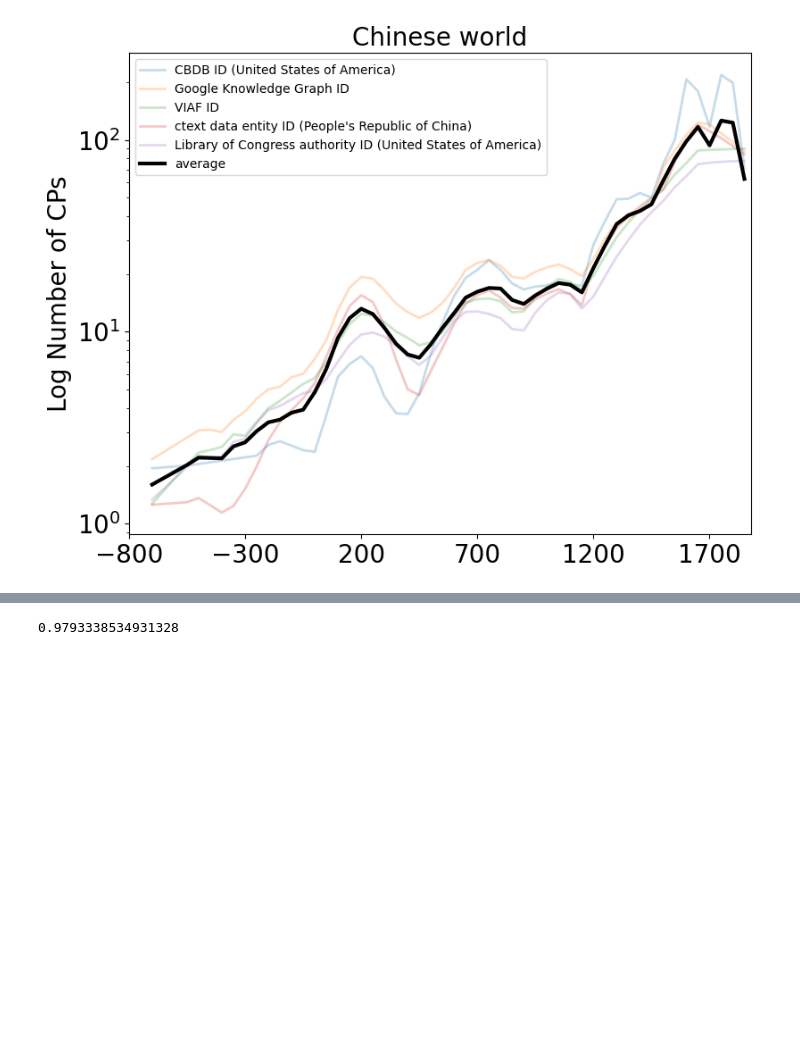
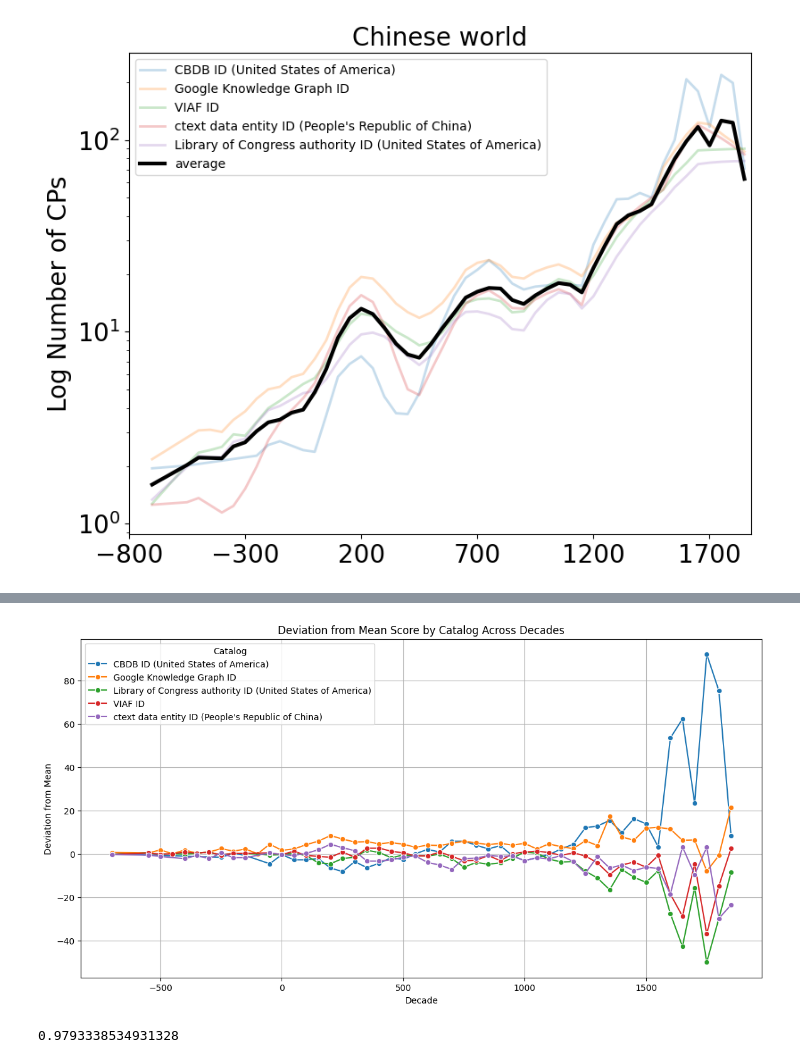
Before and after one commit to charlesdedampierre/cultura, a Jupyter notebook: 5 - online_catalogs_trends.ipynb, the cells around one changed output, grey strips where cells are left out. Saved outputs shown, nothing was run; the diff lists cells and outputs as text; code cells hidden in the pictures; blank space fills up the shorter version.

```diff
--- a/5 - online_catalogs_trends.ipynb
+++ b/5 - online_catalogs_trends.ipynb
@@ -146,3 +146,15 @@ df_fig_china = make_figure(df_fig_fifty,
 plt.show()
 # %% [output]
 [figure]
+# %%
+df_china = df_fig_fifty[df_fig_fifty['region_name']=='Chinese world']
+
+# Calculate the mean score for each decade across all catalogs
+mean_scores = df_fig_china.groupby('decade')['score'].mean().rename('mean_score')
+
+# Merge the mean scores back to the original DataFrame
+df = df_fig_china.merge(mean_scores, on='decade')
+# Calculate the deviation of each score from the mean score of the same decade
+df['deviation_from_mean'] = df['score'] - df['mean_score']
+
+df
@@ -149,3 +175,16 @@ plt.show()
+# %%
+import seaborn as sns
+# Plotting
+plt.figure(figsize=(14, 7))
+sns.lineplot(data=df, x='decade', y='deviation_from_mean', hue='identifier_name', marker='o', linestyle='-')
+plt.title('Deviation from Mean Score by Catalog Across Decades')
+plt.xlabel('Decade')
+plt.ylabel('Deviation from Mean')
+plt.grid(True)
+plt.legend(title='Catalog')
+plt.show()
+# %% [output]
+[figure, added]
 # %%
 df_corr = df_fig_china.pivot(index ='decade', columns = 'identifier_name', values = 'score')
 df_corr = df_corr.fillna(0)
```
Also changed, not shown: parts of 2 cells of this notebook, 4 other files.
